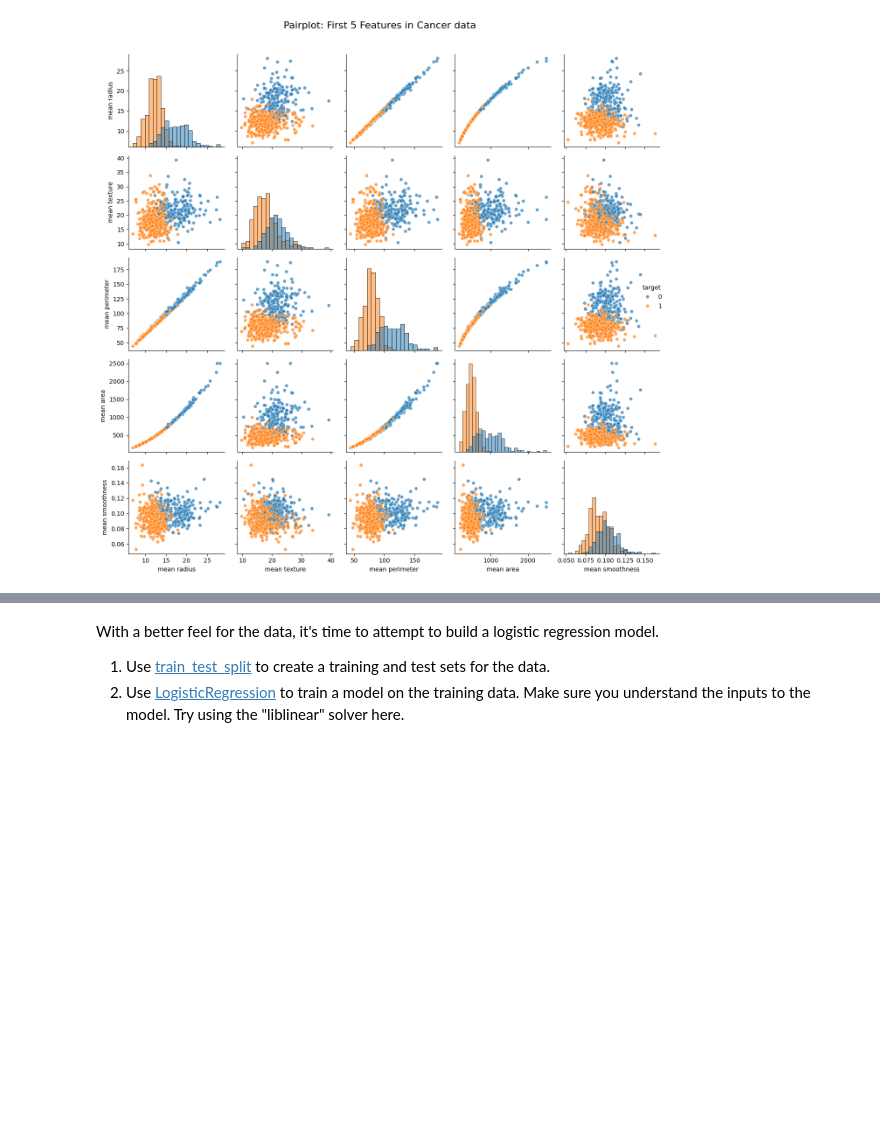
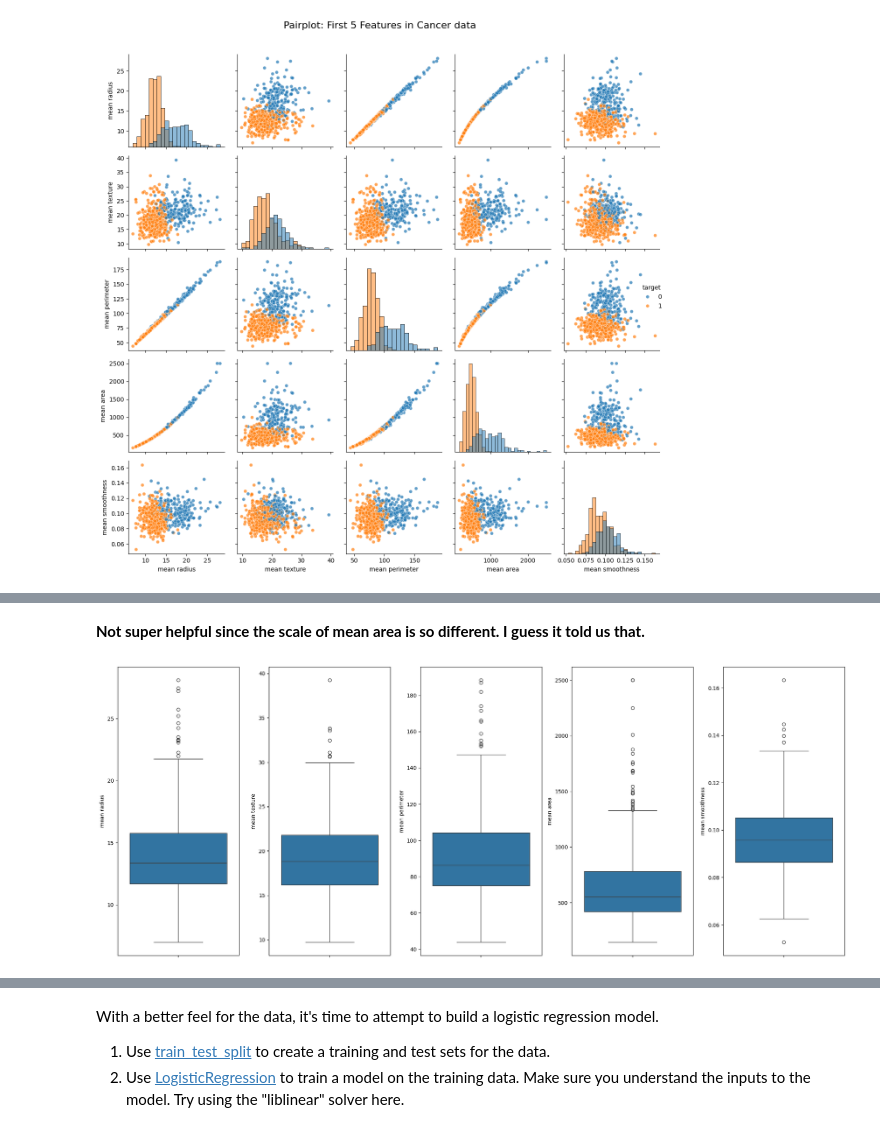
Before and after one commit to jgeiger81/sbml, a Jupyter notebook: 4.3 LogisticRegression/JasonG_MLE_MiniProject_Logistic_Regression.ipynb, the cells around one changed output, grey strips where cells are left out. Drawn from its saved outputs; the diff is of its cells as text; code cells hidden in the pictures; blank space fills up the shorter version.

```diff
--- a/4.3 LogisticRegression/JasonG_MLE_MiniProject_Logistic_Regression.ipynb
+++ b/4.3 LogisticRegression/JasonG_MLE_MiniProject_Logistic_Regression.ipynb
@@ -189,0 +193,14 @@ plt.show()
+# %% [markdown]
+**Not super helpful since the scale of mean area is so different. I guess it told us that.**
+# %%
+#Loop through the features to make indivudally scaled plots
+fig, axes = plt.subplots(1, 5, figsize=(20, 8))
+feature_names = df_subset.columns[:5]
+
+for i, feature in enumerate(feature_names):
+    sns.boxplot(data=df, y=feature, ax=axes[i])
+
+plt.tight_layout()
+plt.show()
+# %% [output]
+[figure, added]
```
Also changed, not shown: parts of 24 cells of this notebook.
